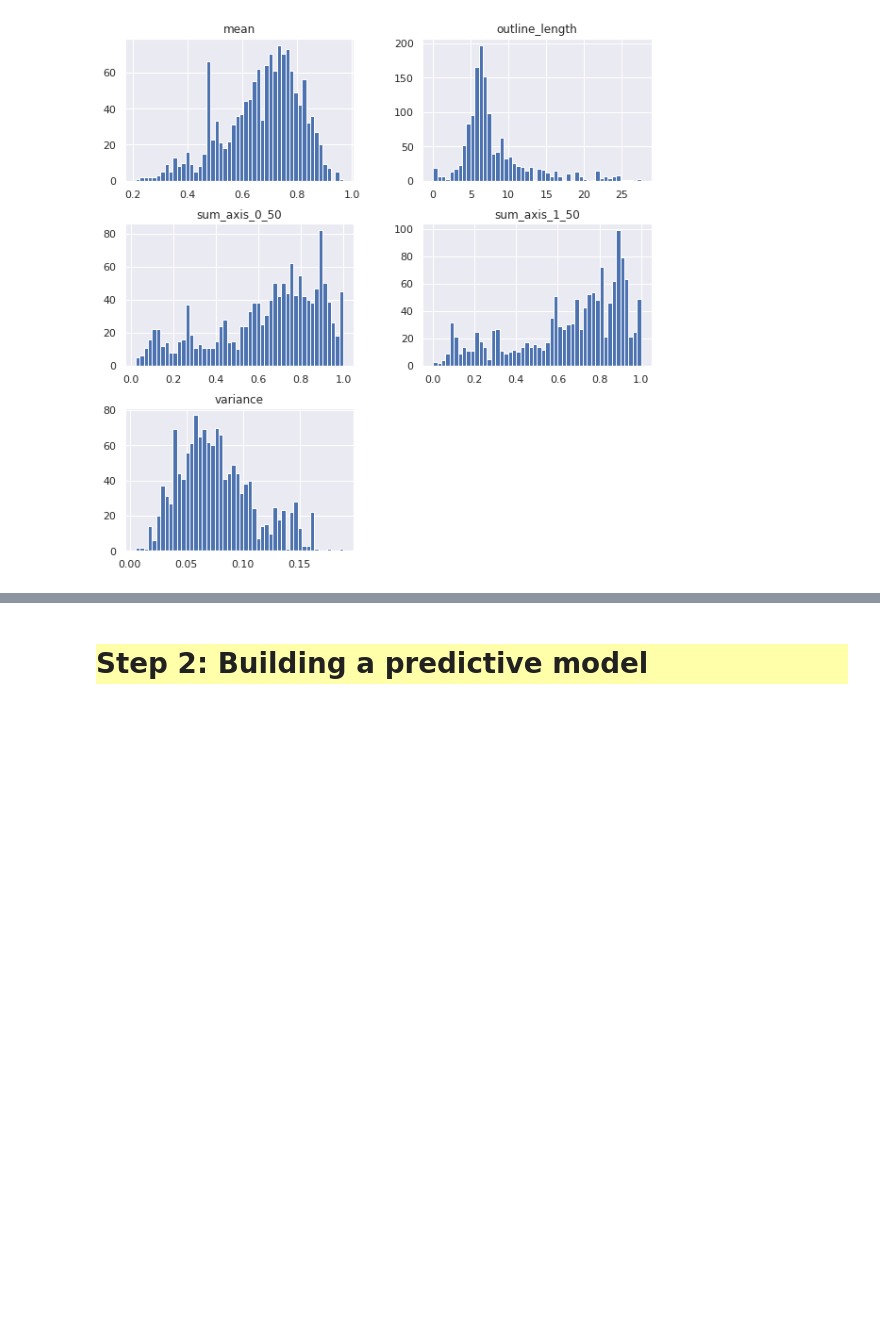
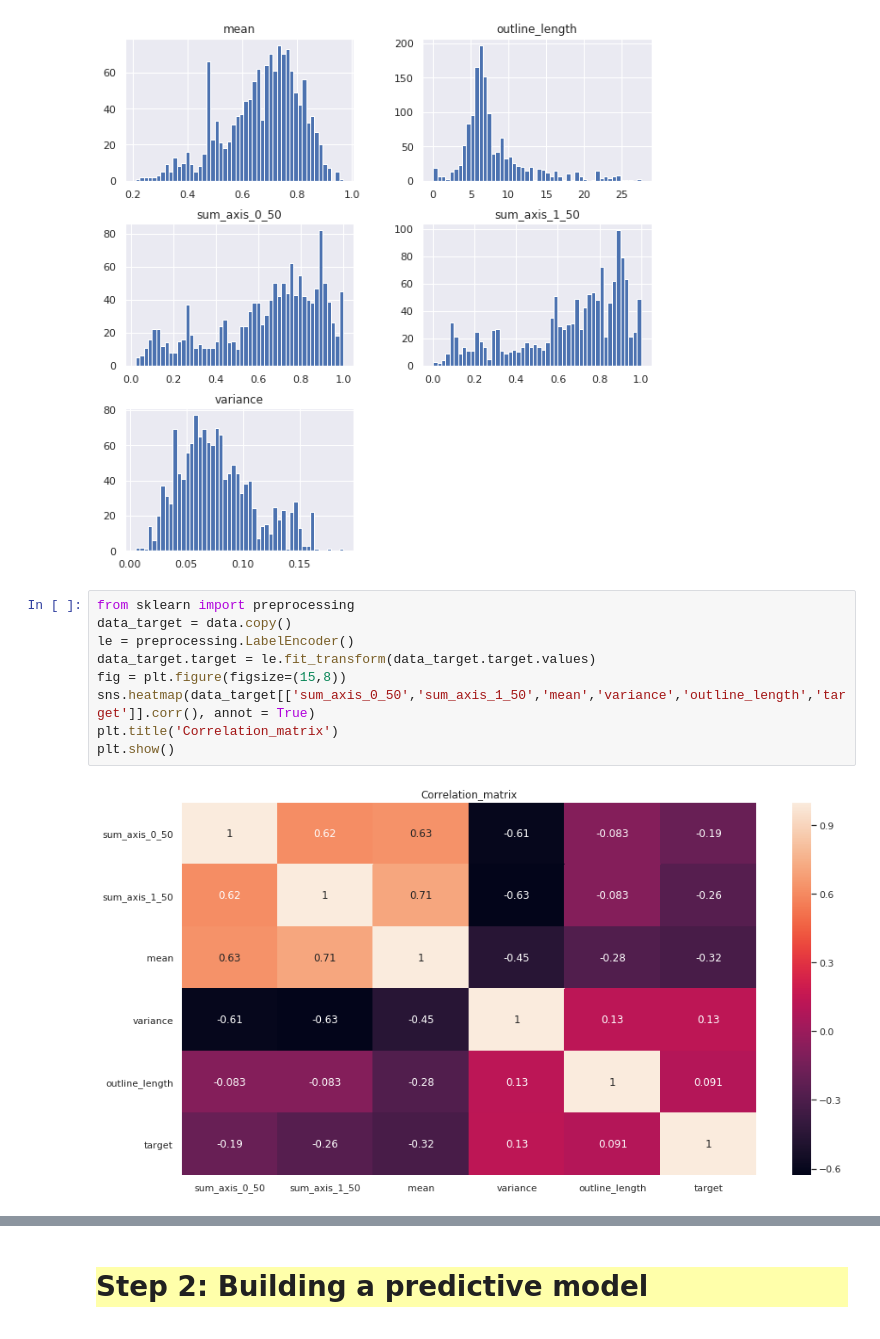
Before and after one commit to Tahkare/Projet-AIC, a Jupyter notebook: starting_kit/README.ipynb, the cells around one changed output, grey strips where cells are left out. Cells and saved outputs as stored; diff of their text form; blank space fills up the shorter version.

Commit message:
add correlation_matrix

```diff
--- a/starting_kit/README.ipynb
+++ b/starting_kit/README.ipynb
@@ -154,4 +159,15 @@ data.describe()
 data[['sum_axis_0_50','sum_axis_1_50','mean','variance', 'outline_length']].hist(figsize=(10, 10), bins=50, layout=(3, 2));
 # %% [output]
 [figure]
+# %%
+from sklearn import preprocessing
+data_target = data.copy()
+le = preprocessing.LabelEncoder()
+data_target.target = le.fit_transform(data_target.target.values)
+fig = plt.figure(figsize=(15,8))
+sns.heatmap(data_target[['sum_axis_0_50','sum_axis_1_50','mean','variance','outline_length','target']].corr(), annot = True)
+plt.title('Correlation_matrix')
+plt.show()
+# %% [output]
+[figure, added]
 # %%
```
Also changed, not shown: parts of 3 cells of this notebook.
